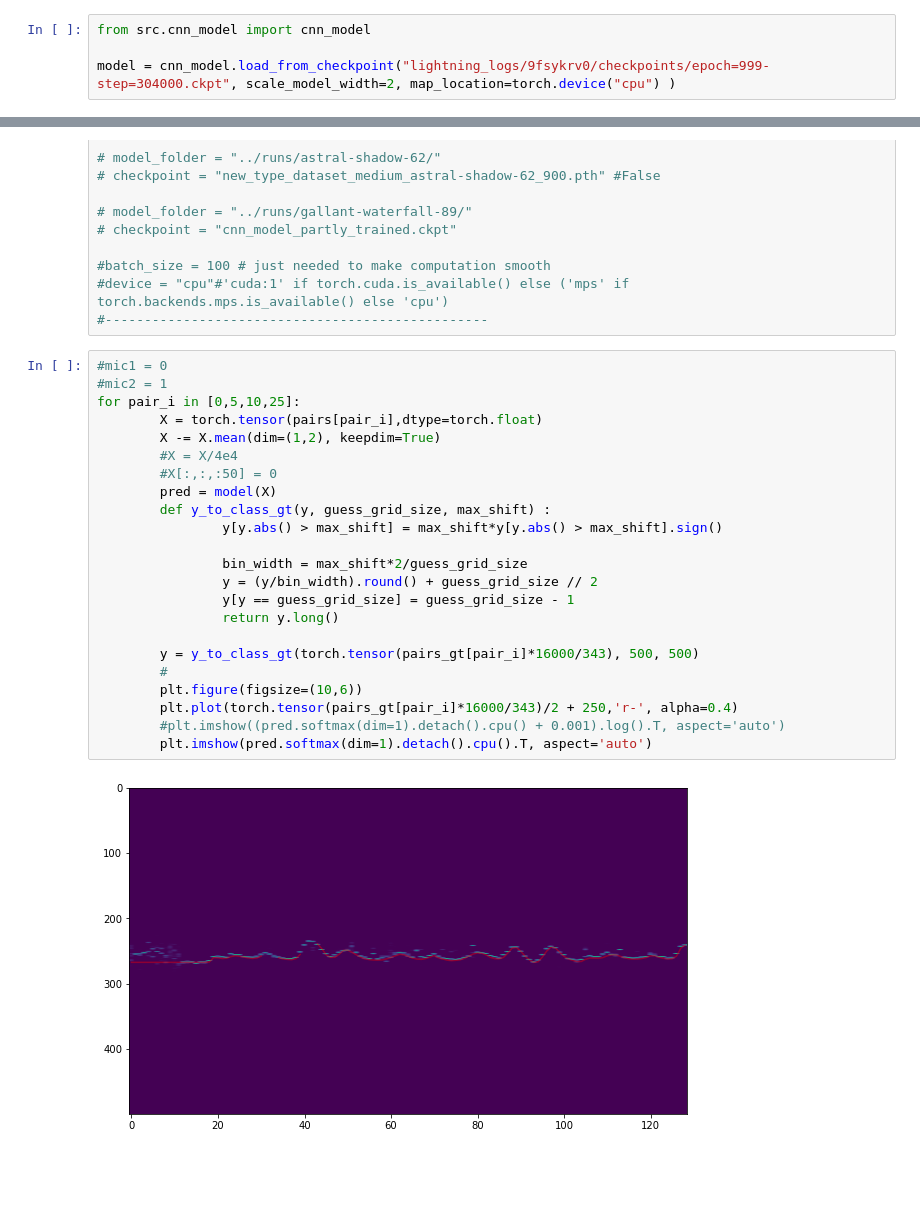
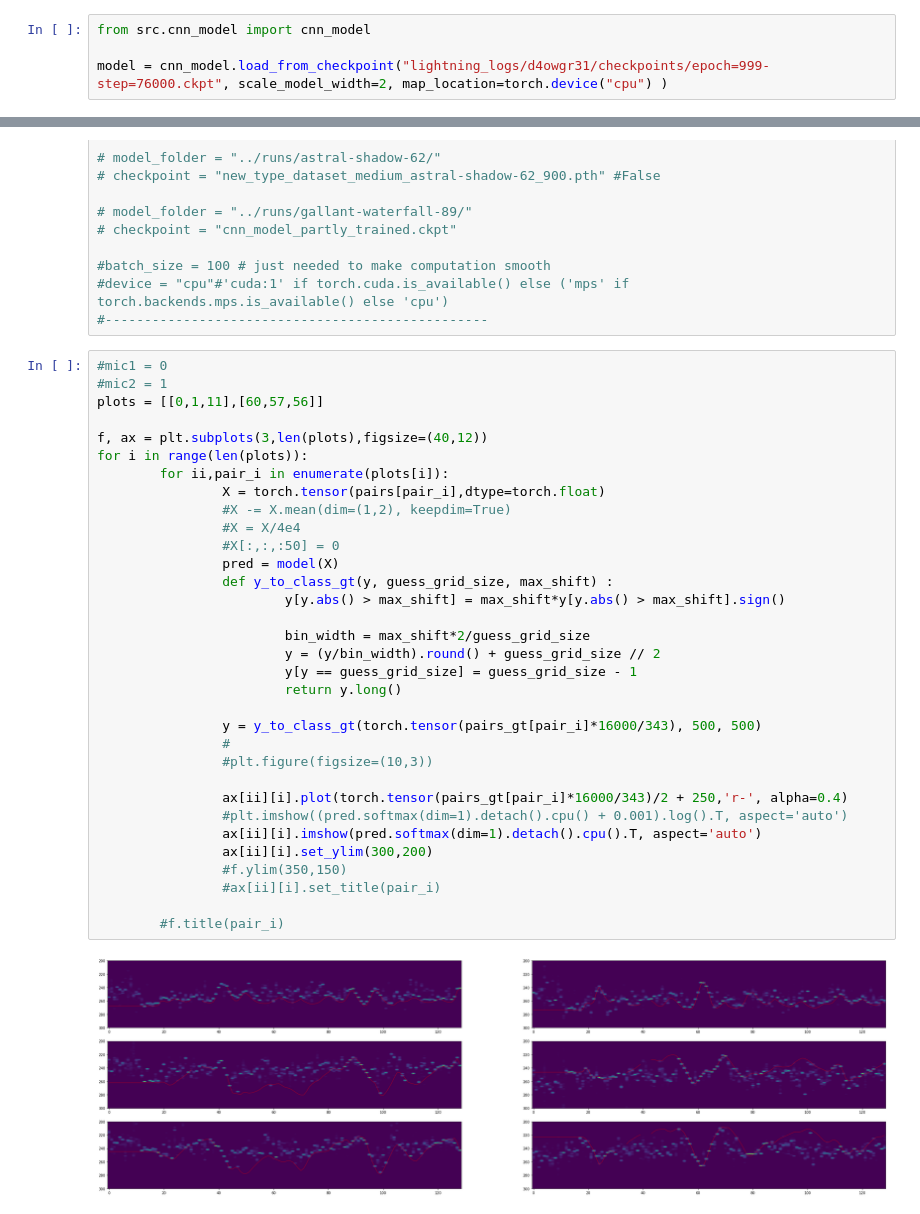
Before and after one commit to Etomer/lightning_timeshift_ML, a Jupyter notebook: scripts/evaluate_model_real_data.ipynb, the cells around one changed output, grey strips where cells are left out. Drawn from its saved outputs; the diff is of its cells as text; blank space fills up the shorter version.

```diff
--- a/scripts/evaluate_model_real_data.ipynb
+++ b/scripts/evaluate_model_real_data.ipynb
@@ -88,7 +88,7 @@ for mic1 in range(12):
 # %%
 from src.cnn_model import cnn_model
 
-model = cnn_model.load_from_checkpoint("lightning_logs/9fsykrv0/checkpoints/epoch=999-step=304000.ckpt", scale_model_width=2, map_location=torch.device("cpu") )
+model = cnn_model.load_from_checkpoint("lightning_logs/d4owgr31/checkpoints/epoch=999-step=76000.ckpt", scale_model_width=2, map_location=torch.device("cpu") )
 # %%
 # Settings --------------------------------------
 dataset_path = "../data/datasets/impulse_response_medium_evaluation.hdf5"
@@ -105,25 +105,35 @@ dataset_path = "../data/datasets/impulse_response_medium_evaluation.hdf5"
 # %%
 #mic1 = 0
 #mic2 = 1
-for pair_i in [0,5,10,25]:
-        X = torch.tensor(pairs[pair_i],dtype=torch.float)
-        X -= X.mean(dim=(1,2), keepdim=True)
-        #X = X/4e4
-        #X[:,:,:50] = 0
-        pred = model(X)
-        def y_to_class_gt(y, guess_grid_size, max_shift) :
-                y[y.abs() > max_shift] = max_shift*y[y.abs() > max_shift].sign()
+plots = [[0,1,11],[60,57,56]]
 
-                bin_width = max_shift*2/guess_grid_size
-                y = (y/bin_width).round() + guess_grid_size // 2
-                y[y == guess_grid_size] = guess_grid_size - 1
-                return y.long()
+f, ax = plt.subplots(3,len(plots),figsize=(40,12))
+for i in range(len(plots)):
+        for ii,pair_i in enumerate(plots[i]):
+                X = torch.tensor(pairs[pair_i],dtype=torch.float)
+                #X -= X.mean(dim=(1,2), keepdim=True)
+                #X = X/4e4
+                #X[:,:,:50] = 0
+                pred = model(X)
+                def y_to_class_gt(y, guess_grid_size, max_shift) :
+                        y[y.abs() > max_shift] = max_shift*y[y.abs() > max_shift].sign()
 
-        y = y_to_class_gt(torch.tensor(pairs_gt[pair_i]*16000/343), 500, 500)
-        #
-        plt.figure(figsize=(10,6))
-        plt.plot(torch.tensor(pairs_gt[pair_i]*16000/343)/2 + 250,'r-', alpha=0.4)
-        #plt.imshow((pred.softmax(dim=1).detach().cpu() + 0.001).log().T, aspect='auto')
-        plt.imshow(pred.softmax(dim=1).detach().cpu().T, aspect='auto')
+                        bin_width = max_shift*2/guess_grid_size
+                        y = (y/bin_width).round() + guess_grid_size // 2
+                        y[y == guess_grid_size] = guess_grid_size - 1
+                        return y.long()
+
+                y = y_to_class_gt(torch.tensor(pairs_gt[pair_i]*16000/343), 500, 500)
+                #
+                #plt.figure(figsize=(10,3))
+
+                ax[ii][i].plot(torch.tensor(pairs_gt[pair_i]*16000/343)/2 + 250,'r-', alpha=0.4)
+                #plt.imshow((pred.softmax(dim=1).detach().cpu() + 0.001).log().T, aspect='auto')
+                ax[ii][i].imshow(pred.softmax(dim=1).detach().cpu().T, aspect='auto')
+                ax[ii][i].set_ylim(300,200)
+                #f.ylim(350,150)
+                #ax[ii][i].set_title(pair_i)
+
+        #f.title(pair_i)
 # %% [output]
-[figure, old version]
+[figure, new version]
```
Also changed, not shown: parts of 3 cells of this notebook, 3 other files.
